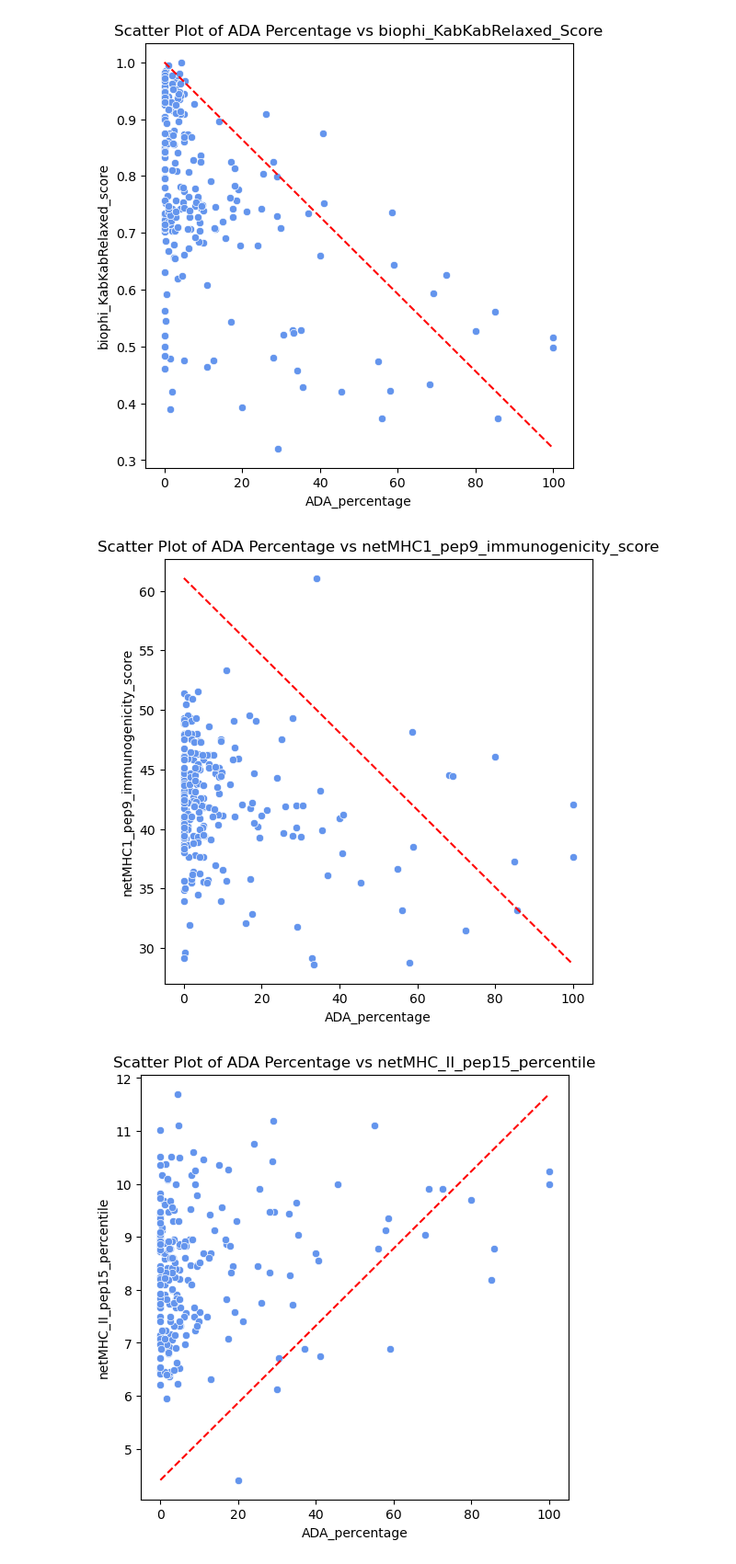
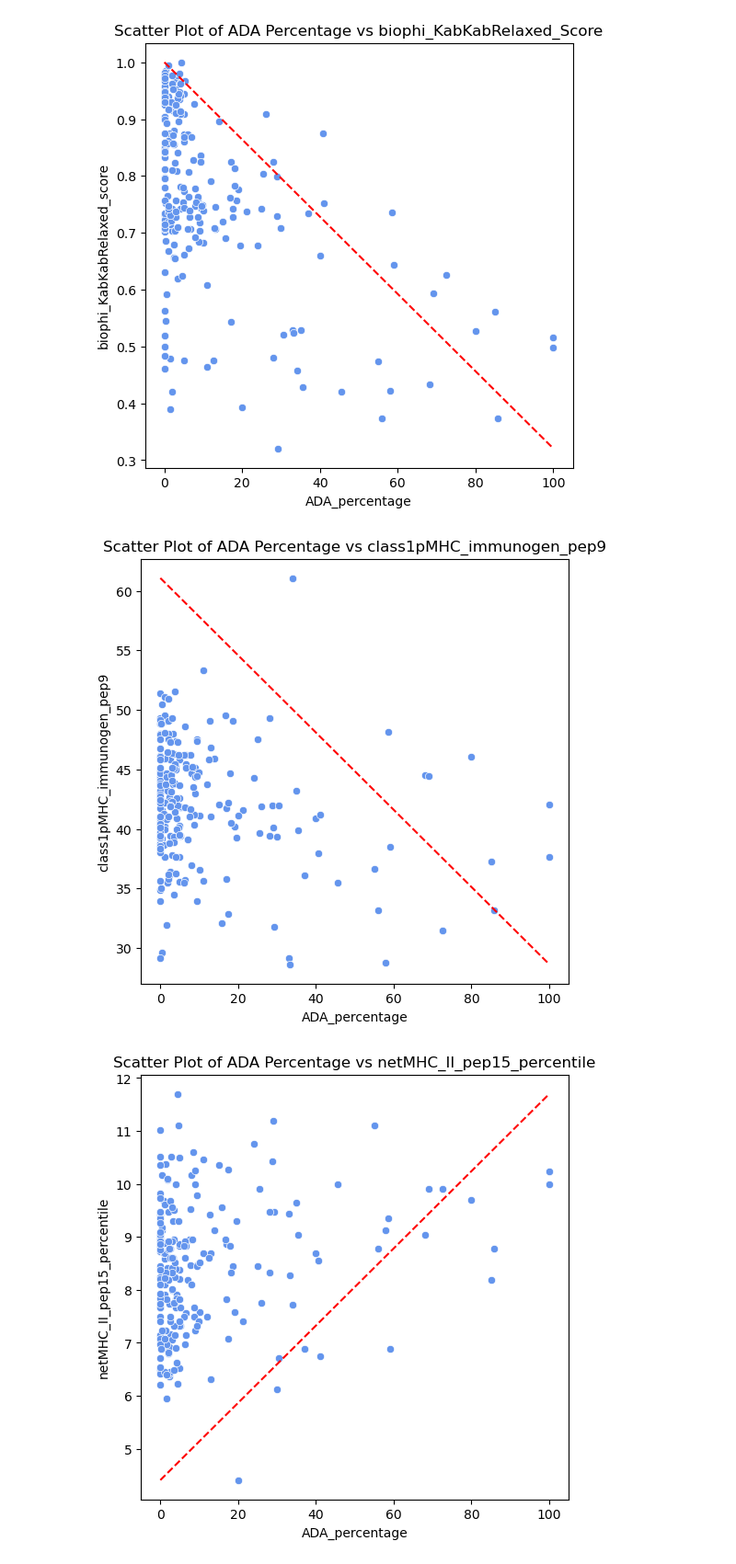
Before and after one commit to RebeckaAntonsson/Thesis, a Jupyter notebook: Immonogenecity_tool_testing/3.feature_selection/biophi_dataSet/model_selection_visualization_ABbiophiDataset.ipynb, the cells around one changed output. Shown at 92% size. Saved outputs shown, nothing was run; the diff lists cells and outputs as text; code cells hidden in the pictures.

Commit message:
changed the tool names of several tools because I had named them wrong. All tool names netMHC immunogen, netMHC pre processing, netMHC II immunogen and netMHC II pre processing was changed

```diff
--- a/Immonogenecity_tool_testing/3.feature_selection/biophi_dataSet/model_selection_visualization_ABbiophiDataset.ipynb
+++ b/Immonogenecity_tool_testing/3.feature_selection/biophi_dataSet/model_selection_visualization_ABbiophiDataset.ipynb
@@ -17,6 +17,6 @@ from scipy.stats import pearsonr, spearmanr
 import numpy as np
 # %%
 # Load table with all computed scores for all tools
-computed_scors_biophi = pd.read_csv("all_predictors_222AB(biophidata).csv")
+computed_scors_biophi = pd.read_csv("all_predictors_224AB(biophidata).csv")
 computed_scors_biophi.head()
 # %% [output]
@@ -178,27 +178,27 @@ plt.show()
 # %%
 # Scatter plot
 plt.figure(figsize=(6, 6))
 sns.scatterplot(
     x='ADA_percentage',
-    y='netMHC1_pep9_immunogenicity_score',
+    y='class1pMHC_immunogen_pep9',
     data=computed_scors_biophi,
     color='cornflowerblue'
 )
 
 # Get axis limits from data
 x = computed_scors_biophi['ADA_percentage']
-y = computed_scors_biophi['netMHC1_pep9_immunogenicity_score']
+y = computed_scors_biophi['class1pMHC_immunogen_pep9']
 
 x_min, x_max = x.min(), x.max()
 y_min, y_max = y.min(), y.max()
 
 # Plot perfect negative correlation line
 plt.plot([x_min, x_max], [y_max, y_min], linestyle='--', color = "red")
 
-plt.title('Scatter Plot of ADA Percentage vs netMHC1_pep9_immunogenicity_score')
+plt.title('Scatter Plot of ADA Percentage vs class1pMHC_immunogen_pep9')
 plt.show()
 # %% [output]
-[figure, old version]
+[figure, new version]
 # %%
 # Scatter plot
 plt.figure(figsize=(6, 6))
```
Also changed, not shown: parts of 22 cells of this notebook, 11 other files.
